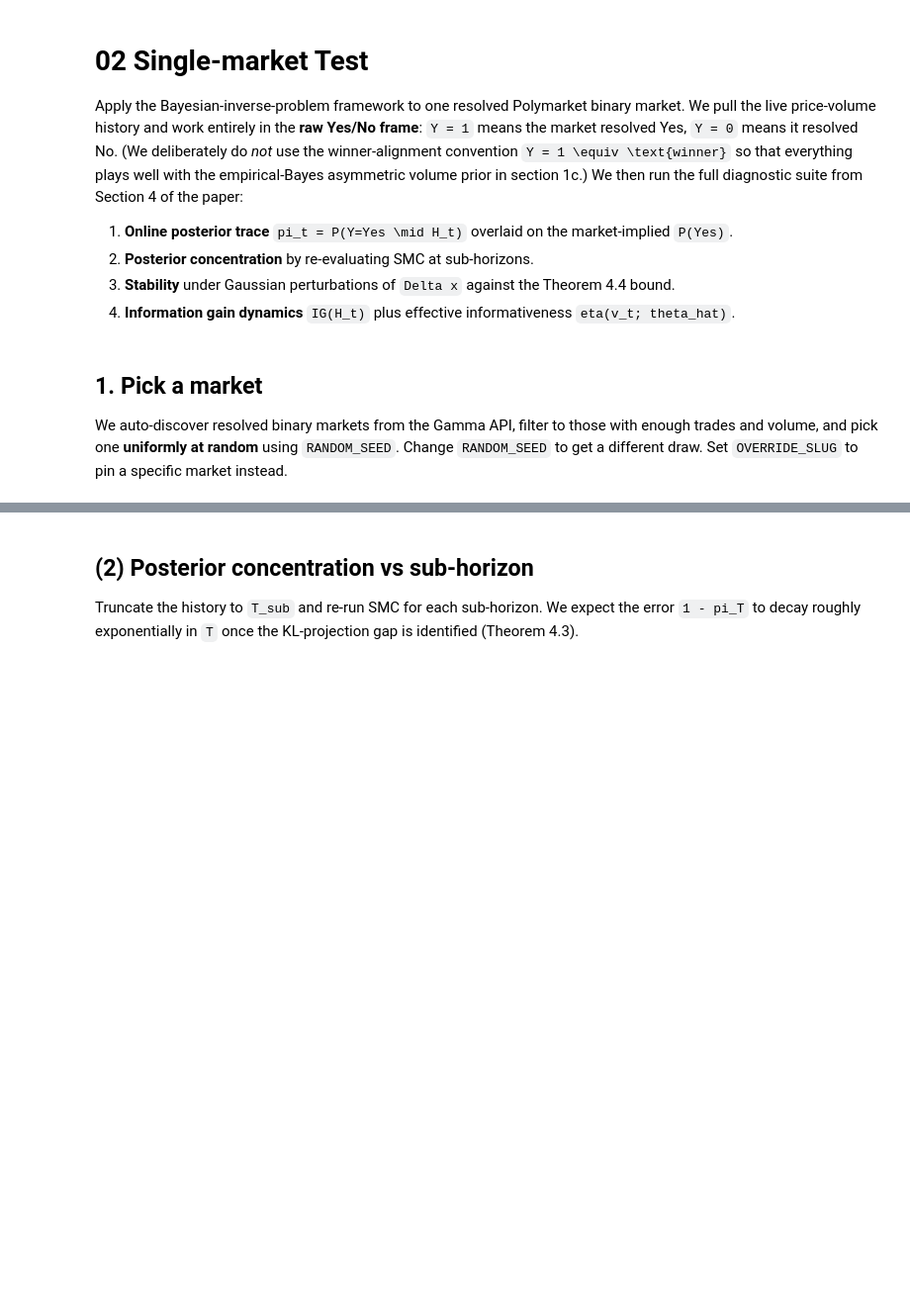
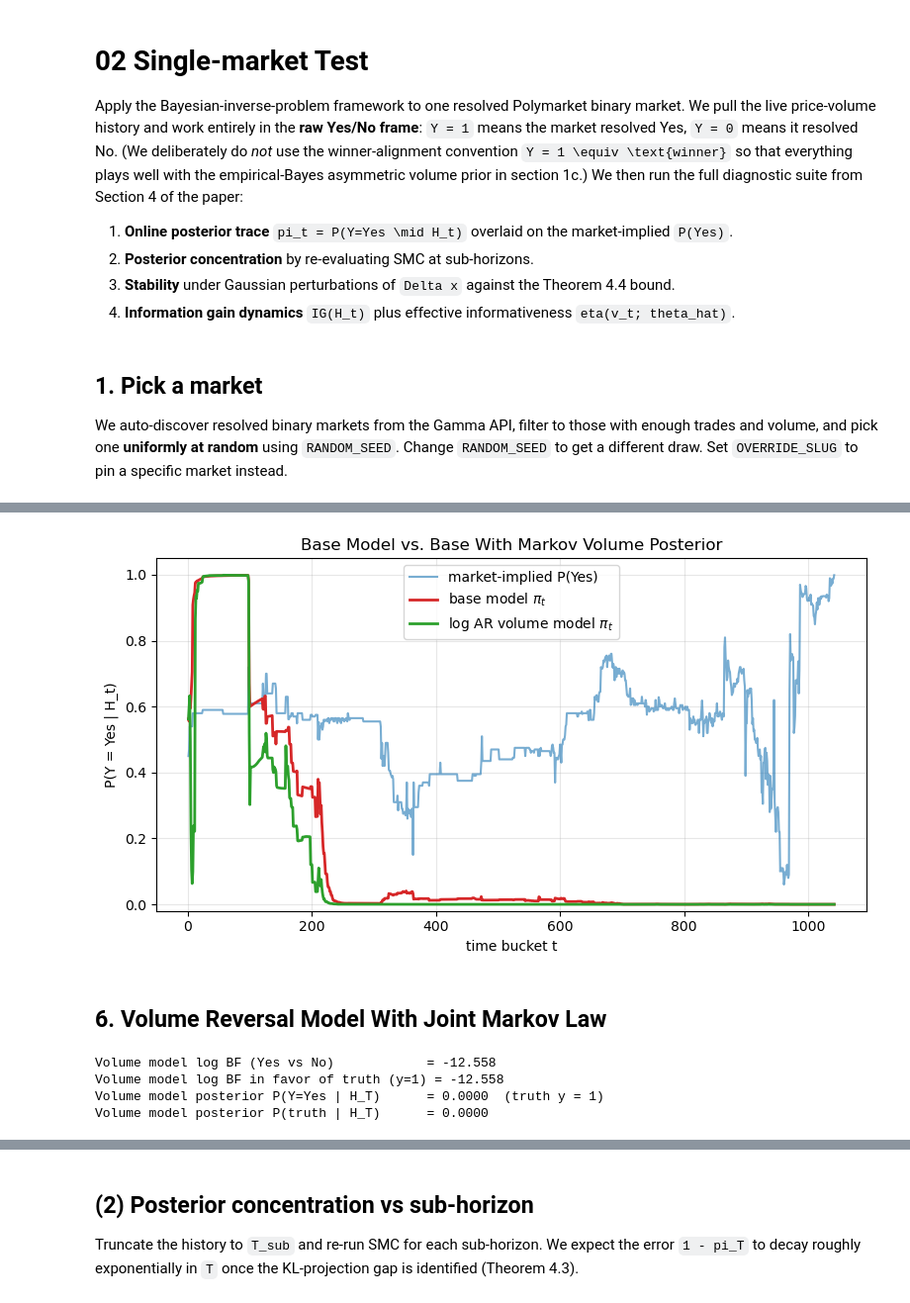
Before and after one commit to natejly/PML-Final, a Jupyter notebook: notebooks/2_single_market_test_FG.ipynb, the cells around one changed output, grey strips where cells are left out. Shown at 99% size. Cells and saved outputs as stored; diff of their text form; code cells hidden in the pictures; blank space fills up the shorter version.

```diff
--- a/notebooks/2_single_market_test_FG.ipynb
+++ b/notebooks/2_single_market_test_FG.ipynb
@@ -313,0 +318,39 @@ plt.show()
+# %%
+# Overlay base-model and volume-model posterior traces.
+ts = np.arange(1, T + 1)
+fig, ax = plt.subplots()
+ax.plot(ts, prices_yes[1:], color='C0', alpha=0.6, label='market-implied P(Yes)')
+ax.plot(ts, smc_res['pi_t'], color='C3', linestyle='-', linewidth=2,
+        label=r'base model $\pi_t$')
+ax.plot(ts, smc_res_vol['pi_t'], color='C2', linestyle='-', linewidth=2,
+        label=r'log AR volume model $\pi_t$')
+# ax.axhline(0.5, color='gray', linestyle=':', alpha=0.5, label='prior pi_0 = 0.5')
+# ax.axhline(float(y), color='k', linestyle='--', alpha=0.4,
+#            label=f'truth y = {y} ({traj["winner_label"]} resolved)')
+ax.set_xlabel('time bucket t')
+ax.set_ylabel('P(Y = Yes | H_t)')
+ax.set_title('Base Model vs. Base With Markov Volume Posterior')
+ax.set_ylim(-0.02, 1.05)
+ax.legend(loc='best')
+plt.tight_layout()
+plt.show()
+# %% [output]
+[figure, added]
+# %% [markdown]
+## 6. Volume Reversal Model With Joint Markov Law
+# %%
+# Run the volume-aware model from models/ + priors/ modules directly.
+problem_vol = InverseProblem(MispricingLogARVolModel(), MispricingLogARVolPrior())
+smc_engine_vol = SMCInference(n_particles=n_particles, mcmc_steps=4)
+smc_res_vol = problem_vol.infer(dx, v, smc_engine_vol, pi0=0.5, seed=42, record_pi_t=True)
+
+print(f'Volume model log BF (Yes vs No)            = {smc_res_vol["log_BF"]:+.3f}')
+print(f'Volume model log BF in favor of truth (y={y}) = {sign_truth * smc_res_vol["log_BF"]:+.3f}')
+print(f'Volume model posterior P(Y=Yes | H_T)      = {smc_res_vol["posterior"]:.4f}  (truth y = {y})')
+print(f'Volume model posterior P(truth | H_T)      = '
+      f'{smc_res_vol["posterior"] if y == 1 else 1 - smc_res_vol["posterior"]:.4f}')
+# %% [output]
+Volume model log BF (Yes vs No)            = -12.558
+Volume model log BF in favor of truth (y=1) = -12.558
+Volume model posterior P(Y=Yes | H_T)      = 0.0000  (truth y = 1)
+Volume model posterior P(truth | H_T)      = 0.0000
```
Also changed, not shown: parts of 23 cells of this notebook, 12 other files.
